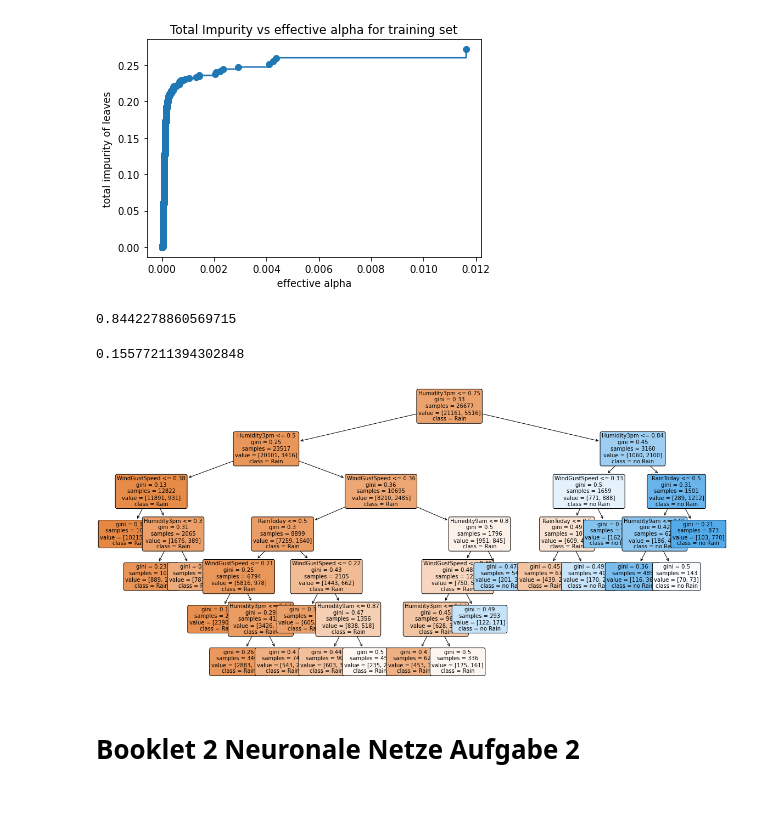
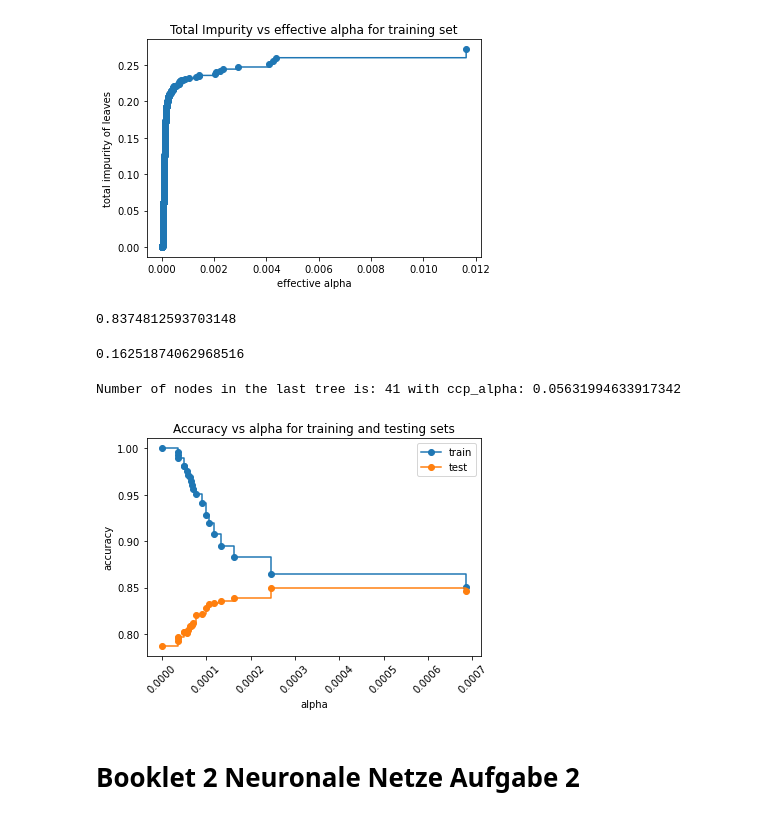
Before and after one commit to tobirohrer/data-mining, a Jupyter notebook: Tobi/Booklet1.ipynb, the cells around one changed output. Saved outputs shown, nothing was run; the diff lists cells and outputs as text; code cells hidden in the pictures.

```diff
--- a/Tobi/Booklet1.ipynb
+++ b/Tobi/Booklet1.ipynb
@@ -424,3 +420,7 @@ path
+# %%
+# Tamara
+# take only subset of alphas to speed up further calculations
+ccp_alphas_part = ccp_alphas[[0, 68, 136, 204, 272, 340, 408, 476, 544, 612, 680, 748, 816, 884, 952, 1020, 1088, 1156, 1224, 1292, (ccp_alphas.size-20)]]
 # %%
 #Tamara
 fig, ax = plt.subplots()
@@ -433,15 +433,15 @@ Text(0.5, 1.0, 'Total Impurity vs effective alpha for training set')
 [figure]
 # %%
 #Tamara
-model = tree.DecisionTreeClassifier(ccp_alpha=0.0005)
+model = tree.DecisionTreeClassifier(ccp_alpha=0.002)
 model.fit(X_train[selected_columns], y_train)
 
 test_predictions = model.predict(X_test[selected_columns]).round().astype(int)
 print(accuracy_score(y_test, test_predictions))
 mean_absolute_error(y_test, test_predictions)
 # %% [output]
-0.8442278860569715
+0.8374812593703148
-0.15577211394302848
+0.16251874062968516
 # %%
 # Tamara
 fig, ax = plt.subplots(figsize = (20,10))
@@ -452,8 +452,36 @@ tree.plot_tree(model, ax=ax,
                rounded = True,
                precision = 2,
                fontsize = 10);
-# %% [output]
-[figure, removed]
+# %%
+# Tamara
+clfs = []
+for ccp_alpha in ccp_alphas_part:
+    clf = tree.DecisionTreeClassifier(ccp_alpha=ccp_alpha)
+    clf.fit(X_train, y_train)
+    clfs.append(clf)
+print("Number of nodes in the last tree is: {} with ccp_alpha: {}".format(
+      clfs[-1].tree_.node_count, ccp_alphas[-1]))
+# %% [output]
+Number of nodes in the last tree is: 41 with ccp_alpha: 0.05631994633917342
+# %%
+# Tamara
+train_scores = [clf.score(X_train, y_train) for clf in clfs]
+test_scores = [clf.score(X_test, y_test) for clf in clfs]
+
+fig, ax = plt.subplots()
+ax.set_xlabel("alpha")
+ax.set_ylabel("accuracy")
+ax.set_title("Accuracy vs alpha for training and testing sets")
+ax.plot(ccp_alphas_part, train_scores, marker='o', label="train",
+        drawstyle="steps-post")
+ax.plot(ccp_alphas_part, test_scores, marker='o', label="test",
+        drawstyle="steps-post")
+ax.legend()
+plt.setp(ax.xaxis.get_majorticklabels(), rotation=45)
+
+plt.show()
+# %% [output]
+[figure, added]
 # %% [markdown]
 # Booklet 2 Neuronale Netze Aufgabe 2
 # %% [markdown]
```
Also changed, not shown: parts of 2 cells of this notebook, 14 other files.
